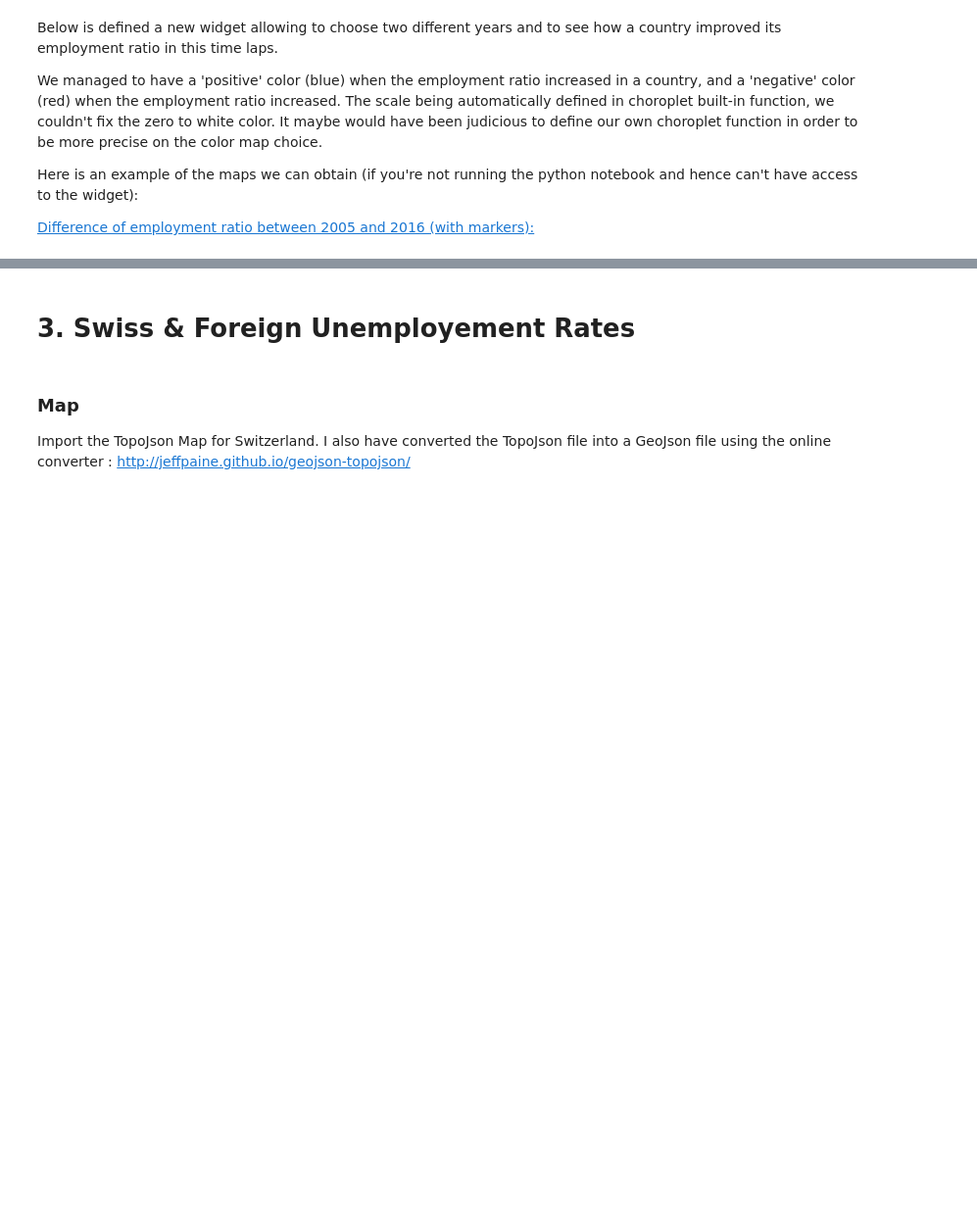
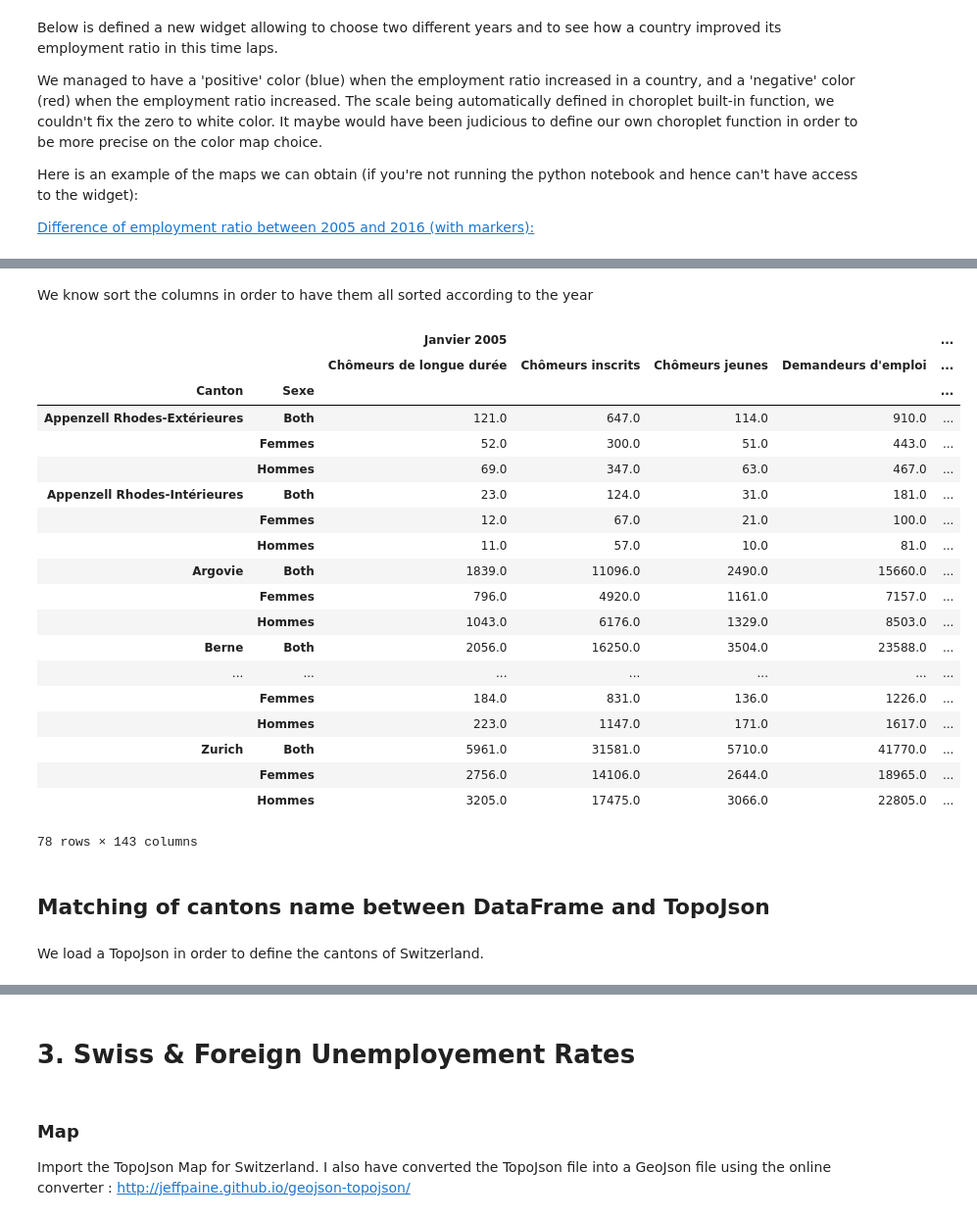
Before and after one commit to adrienruault/ada_molmaru, a Jupyter notebook: Homework03/Homework03.ipynb, the cells around one changed output, grey strips where cells are left out. Shown at 98% size. Saved outputs shown, nothing was run; the diff lists cells and outputs as text; code cells hidden in the pictures; blank space fills up the shorter version.

```diff
--- a/Homework03/Homework03.ipynb
+++ b/Homework03/Homework03.ipynb
@@ -253,0 +288,7 @@ If you're reading this message in another notebook frontend (for example, a stat
+# %%
+for i in swiss_unemployment_data.columns:
+    if (i[1] != "Taux de chômage" and i[1] != "Taux de chômage des jeunes"):
+        swiss_unemployment_data[i] = swiss_unemployment_data[i].astype('int')
+
+    if (i[1] == "Taux de chômage des jeunes"):
+        swiss_unemployment_data[i] = swiss_unemployment_data[i].astype('float')
@@ -253,0 +314,21 @@ If you're reading this message in another notebook frontend (for example, a stat
+# %%
+tot_df = swiss_unemployment_data.groupby('Canton').apply(np.sum)
+for i in range(0, 26):
+
+    for i, year in enumerate(range(2005, 2018)):
+        month = 'Janvier'
+        period = month + ' ' + str(year)
+        tot_df[period, 'Taux de chômage'] = 100*tot_df[period, "Demandeurs d'emploi"]\
+                                            .divide(tot_df[period, 'Active population'])
+        tot_df[period, 'Taux de chômage'] = tot_df[period, 'Taux de chômage'].apply(np.round, decimals=1)
+
+        tot_df[period, 'Taux de chômage des jeunes'] = 100*tot_df[period, "Chômeurs jeunes"]\
+                                            .divide(tot_df[period, 'Active young population'], fill_value = np.nan)
+        tot_df[period, 'Taux de chômage des jeunes'] = tot_df[period, 'Taux de chômage des jeunes'].apply(np.round, decimals=1)
+        #tot_df[tot_df[period, 'Taux de chômage des jeunes'].apply(np.isinf)].loc[:,(period, 'Taux de chômage des jeunes')] = np.nan
+        tot_df.loc['Appenzell Rhodes-Intérieures', (period, 'Taux de chômage des jeunes')] = np.nan
+
+tot_df['Sexe'] = ['Both']*26
+tot_df = tot_df.set_index('Sexe',append = True)
+
+swiss_unemployment_data = swiss_unemployment_data.append(tot_df)
@@ -253,0 +340,43 @@ If you're reading this message in another notebook frontend (for example, a stat
+# %%
+for i, year in enumerate(range(2005, 2018)):
+    month = 'Janvier'
+    period = month + ' ' + str(year)
+    swiss_unemployment_data[period, 'Long range unemployment rate'] = \
+                                                            swiss_unemployment_data[period, 'Chômeurs de longue durée']\
+                                                            .divide(swiss_unemployment_data[period, 'Active population'])
+
+    swiss_unemployment_data[period, 'Registered unemployment rate'] = \
+                                                            swiss_unemployment_data[period, 'Chômeurs inscrits']\
+                                                            .divide(swiss_unemployment_data[period, 'Active population'])
+# %% [markdown]
+We know sort the columns in order to have them all sorted according to the year
+# %%
+swiss_unemployment_data.sort_index(axis=1, level = [0, 1], inplace = True)
+swiss_unemployment_data = swiss_unemployment_data.sort_index()
+# %%
+swiss_unemployment_data
+# %% [output]
+|  |  | Janvier 2005 |  |  |  | ... |
+|  |  | Chômeurs de longue durée | Chômeurs inscrits | Chômeurs jeunes | Demandeurs d'emploi | ... |
+| Canton | Sexe |  |  |  |  | ... |
+| Appenzell Rhodes-Extérieures | Both | 121.0 | 647.0 | 114.0 | 910.0 | ... |
+|  | Femmes | 52.0 | 300.0 | 51.0 | 443.0 | ... |
+|  | Hommes | 69.0 | 347.0 | 63.0 | 467.0 | ... |
+| Appenzell Rhodes-Intérieures | Both | 23.0 | 124.0 | 31.0 | 181.0 | ... |
+|  | Femmes | 12.0 | 67.0 | 21.0 | 100.0 | ... |
+|  | Hommes | 11.0 | 57.0 | 10.0 | 81.0 | ... |
+| Argovie | Both | 1839.0 | 11096.0 | 2490.0 | 15660.0 | ... |
+|  | Femmes | 796.0 | 4920.0 | 1161.0 | 7157.0 | ... |
+|  | Hommes | 1043.0 | 6176.0 | 1329.0 | 8503.0 | ... |
+| Berne | Both | 2056.0 | 16250.0 | 3504.0 | 23588.0 | ... |
+| ... | ... | ... | ... | ... | ... | ... |
+|  | Femmes | 184.0 | 831.0 | 136.0 | 1226.0 | ... |
+|  | Hommes | 223.0 | 1147.0 | 171.0 | 1617.0 | ... |
+| Zurich | Both | 5961.0 | 31581.0 | 5710.0 | 41770.0 | ... |
+|  | Femmes | 2756.0 | 14106.0 | 2644.0 | 18965.0 | ... |
+|  | Hommes | 3205.0 | 17475.0 | 3066.0 | 22805.0 | ... |
+78 rows × 143 columns
+# %% [markdown]
+## Matching of cantons name between DataFrame and TopoJson
+# %% [markdown]
+We load a TopoJson in order to define the cantons of Switzerland.
```
Also changed, not shown: parts of 51 cells of this notebook, 15 other files.
